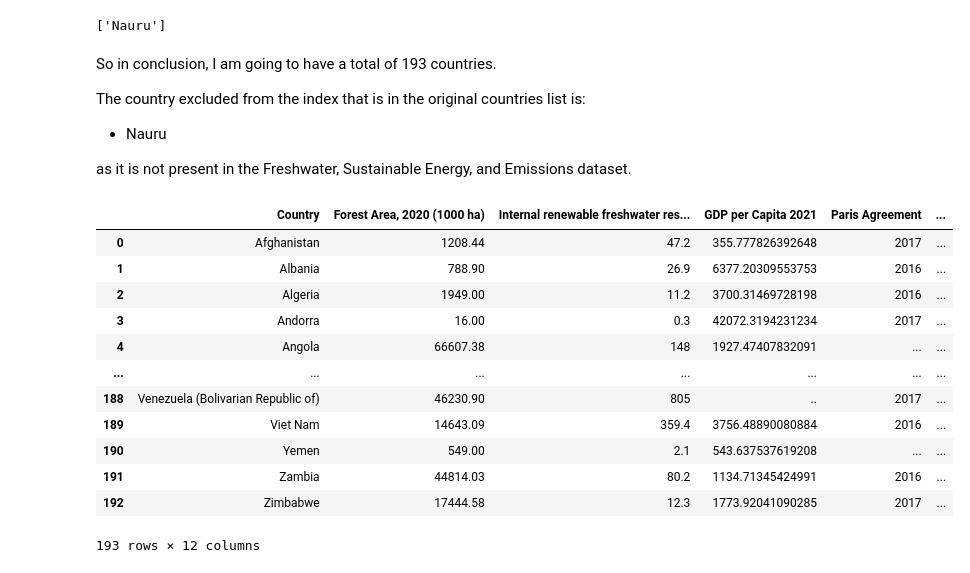
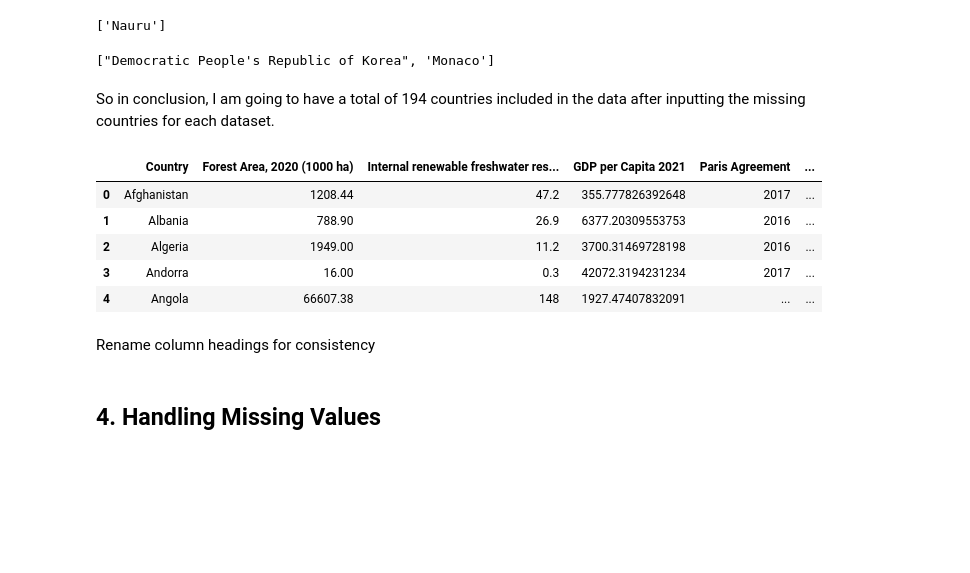
Before and after one commit to luanakimley/low-carbon-development-composite-index, a Jupyter notebook: data_cleaning.ipynb, the cells around one changed output. Saved outputs shown, nothing was run; the diff lists cells and outputs as text; code cells hidden in the pictures; blank space fills up the shorter version.

```diff
--- a/data_cleaning.ipynb
+++ b/data_cleaning.ipynb
@@ -295,40 +307,47 @@ missing_countries
+# %%
+nauru_df = pd.DataFrame([['Nauru', np.nan]], columns=['Country', 'Internal renewable freshwater resources flows 2020'])
+freshwater_filtered = pd.concat([freshwater_filtered, nauru_df], ignore_index=True)
 # %%
 sustainable_energy_countries = sustainable_energy_filtered['Country'].unique()
 missing_countries = list(set(countries_list) - set(sustainable_energy_countries))
 missing_countries
 # %% [output]
 ['Nauru']
+# %%
+nauru_df = pd.DataFrame([['Nauru', np.nan, np.nan]], columns=['Country', 'Access to clean fuels and technologies for cooking 2021', 'Renewable energy consumption 2020'])
+sustainable_energy_filtered = pd.concat([sustainable_energy_filtered, nauru_df], ignore_index=True)
 # %%
 emissions_countries = emissions_filtered['Country'].unique()
 missing_countries = list(set(countries_list) - set(emissions_countries))
 missing_countries
 # %% [output]
 ['Nauru']
+# %%
+nauru_df = pd.DataFrame([['Nauru', np.nan, np.nan, np.nan]], columns=['Country', 'Carbon dioxide emissions 2020', 'Methane emissions 2020', 'Nitrous oxide emissions 2020'])
+emissions_filtered = pd.concat([emissions_filtered, nauru_df], ignore_index=True)
+# %%
+hdi_countries = human_development_index_filtered['Country'].unique()
+missing_countries = list(set(countries_list) - set(hdi_countries))
+missing_countries
+# %% [output]
+["Democratic People's Republic of Korea", 'Monaco']
+# %%
+monaco_df = pd.DataFrame([['Monaco', np.nan]], columns=['Country', 'Human Development Index'])
+dprk_df = pd.DataFrame([["Democratic People's Republic of Korea", np.nan]], columns=['Country', 'Human Development Index'])
+human_development_index_filtered = pd.concat([human_development_index_filtered, monaco_df, dprk_df], ignore_index=True)
 # %% [markdown]
-So in conclusion, I am going to have a total of 193 countries.
-
-The country excluded from the index that is in the original countries list is:
-* Nauru
-
-as it is not present in the Freshwater, Sustainable Energy, and Emissions dataset.
+So in conclusion, I am going to have a total of 194 countries included in the data after inputting the missing countries for each dataset.
 # %%
 from functools import reduce
 # %%
 dfs = [forest_area_filtered, freshwater_filtered, gdp_per_capita_filtered, governance_filtered, human_development_index_filtered, sustainable_energy_filtered, emissions_filtered]
 merge_dfs = lambda left, right: pd.merge(left, right, on='Country', how='inner')
 lcdci_df = reduce(merge_dfs, dfs)
-lcdci_df
+lcdci_df.head()
 # %% [output]
 |  | Country | Forest Area, 2020 (1000 ha) | Internal renewable freshwater res... | GDP per Capita 2021 | Paris Agreement | ... |
 | 0 | Afghanistan | 1208.44 | 47.2 | 355.777826392648 | 2017 | ... |
 | 1 | Albania | 788.90 | 26.9 | 6377.20309553753 | 2016 | ... |
 | 2 | Algeria | 1949.00 | 11.2 | 3700.31469728198 | 2016 | ... |
 | 3 | Andorra | 16.00 | 0.3 | 42072.3194231234 | 2017 | ... |
 | 4 | Angola | 66607.38 | 148 | 1927.47407832091 | ... | ... |
-| ... | ... | ... | ... | ... | ... | ... |
-| 188 | Venezuela (Bolivarian Republic of) | 46230.90 | 805 | .. | 2017 | ... |
-| 189 | Viet Nam | 14643.09 | 359.4 | 3756.48890080884 | 2016 | ... |
-| 190 | Yemen | 549.00 | 2.1 | 543.637537619208 | ... | ... |
-| 191 | Zambia | 44814.03 | 80.2 | 1134.71345424991 | 2016 | ... |
-| 192 | Zimbabwe | 17444.58 | 12.3 | 1773.92041090285 | 2017 | ... |
-193 rows × 12 columns
@@ -336,0 +354,2 @@ lcdci_df
+# %% [markdown]
+Rename column headings for consistency
@@ -337,3 +369,5 @@ lcdci_df
+# %% [markdown]
+## 4. Handling Missing Values
 # %%
 lcdci_df.dtypes
 # %% [output]
```
Also changed, not shown: parts of 41 cells of this notebook.
